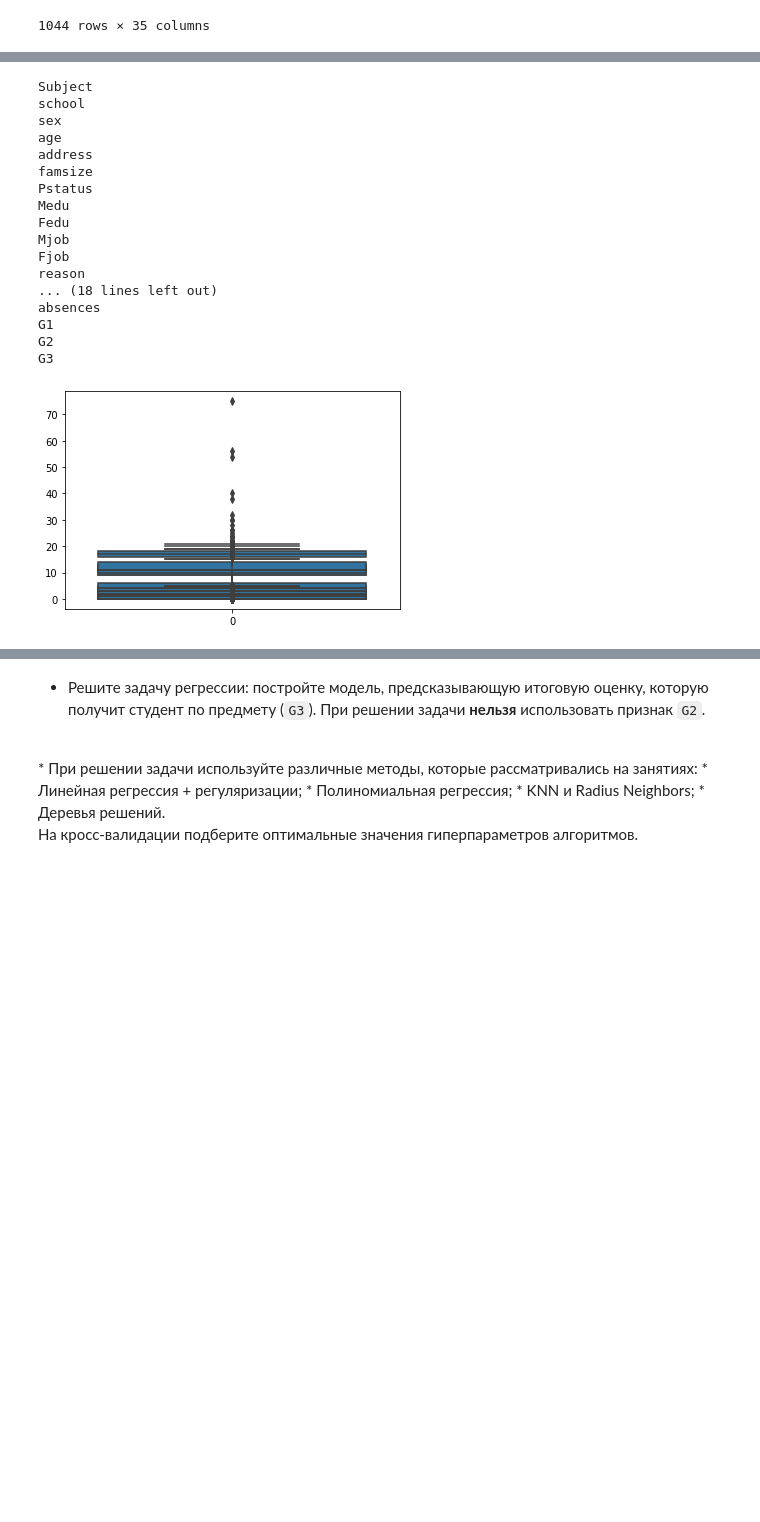
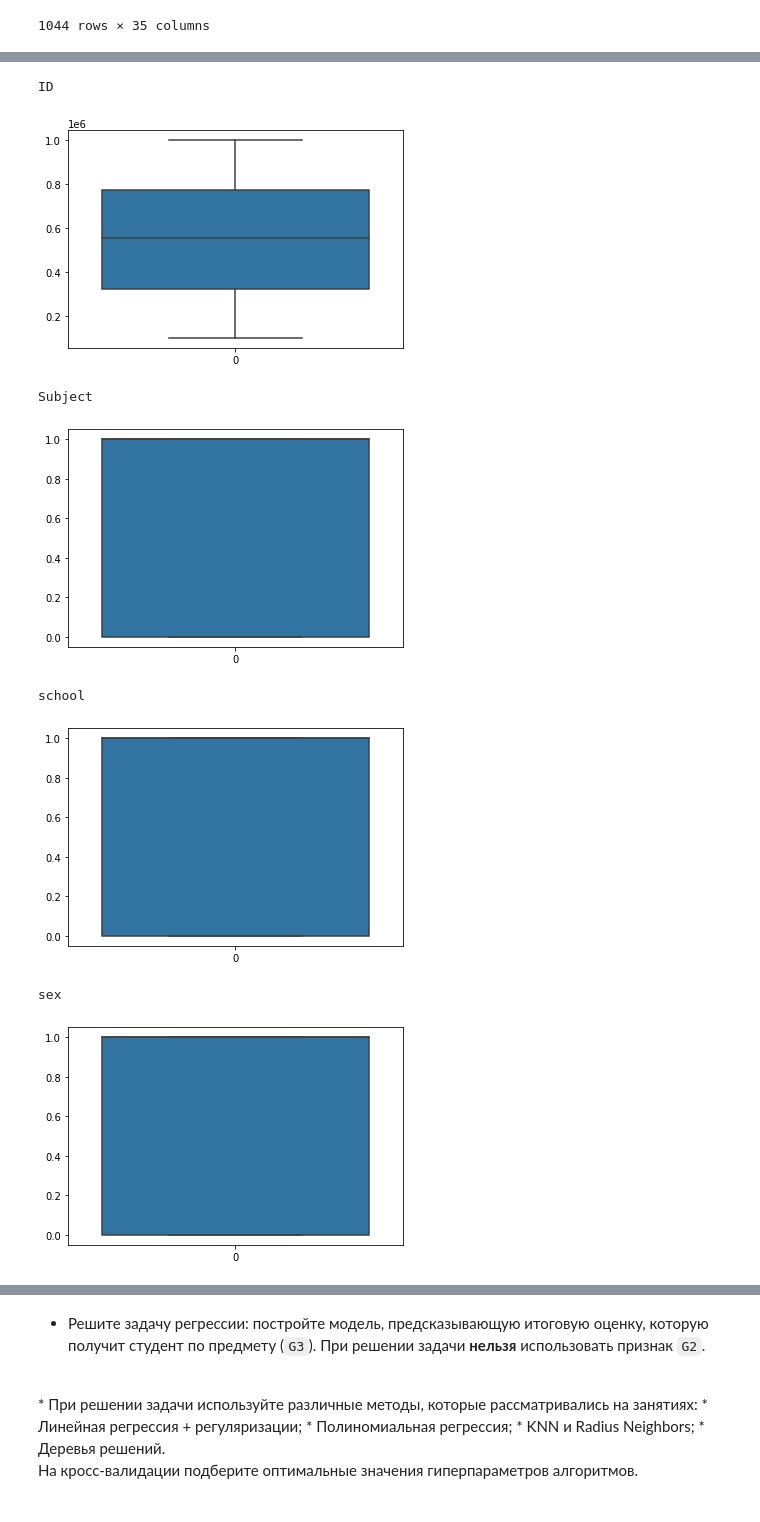
Before and after one commit to dariaAlium/iad, a Jupyter notebook: Lab_3_Supervised_Learning.ipynb, the cells around one changed output, grey strips where cells are left out. Drawn from its saved outputs; the diff is of its cells as text; code cells hidden in the pictures; blank space fills up the shorter version.

```diff
--- a/Lab_3_Supervised_Learning.ipynb
+++ b/Lab_3_Supervised_Learning.ipynb
@@ -193,27 +221,14 @@ data
 # %%
-'''
-тут я поняла что в образовании матери и отца есть клетка с о
-'''
 for i in data.columns.tolist():
   print(i)
   sns.boxplot(data=data[i])
-  #plt.show()
+  plt.show()
 # %% [output]
-Subject
-school
-sex
-age
-address
-famsize
-Pstatus
-Medu
-Fedu
-Mjob
-Fjob
-reason
-... (18 lines left out)
-absences
-G1
-G2
-G3
+ID
-[figure, old version]
+[figure, new version]
+Subject
+[figure, added]
+school
+[figure, added]
+sex
+[figure, added]
```
Also changed, not shown: parts of 120 cells of this notebook.
